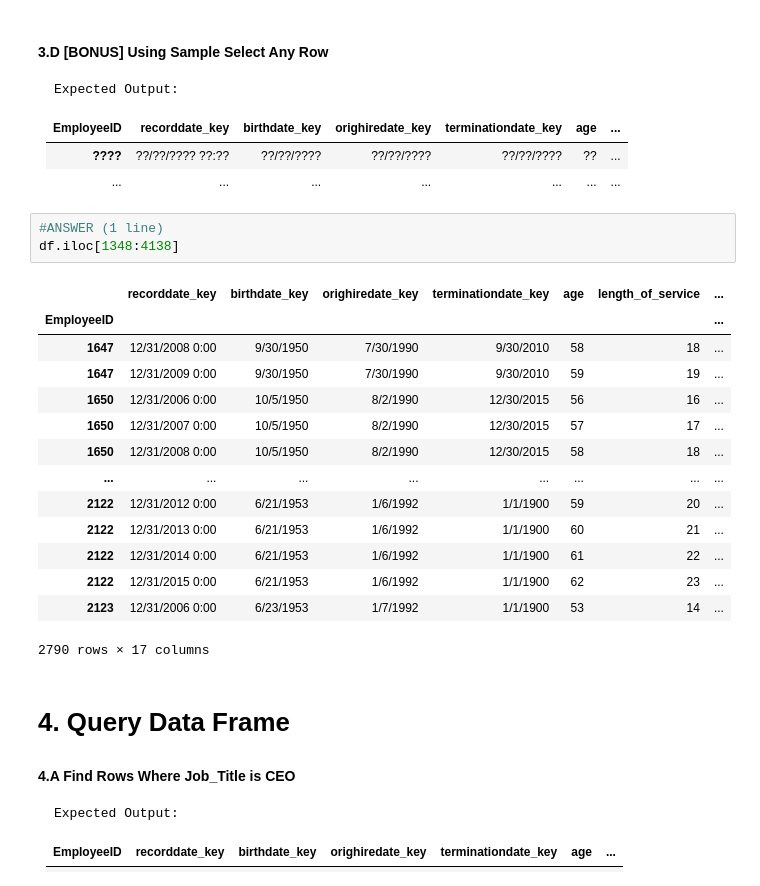
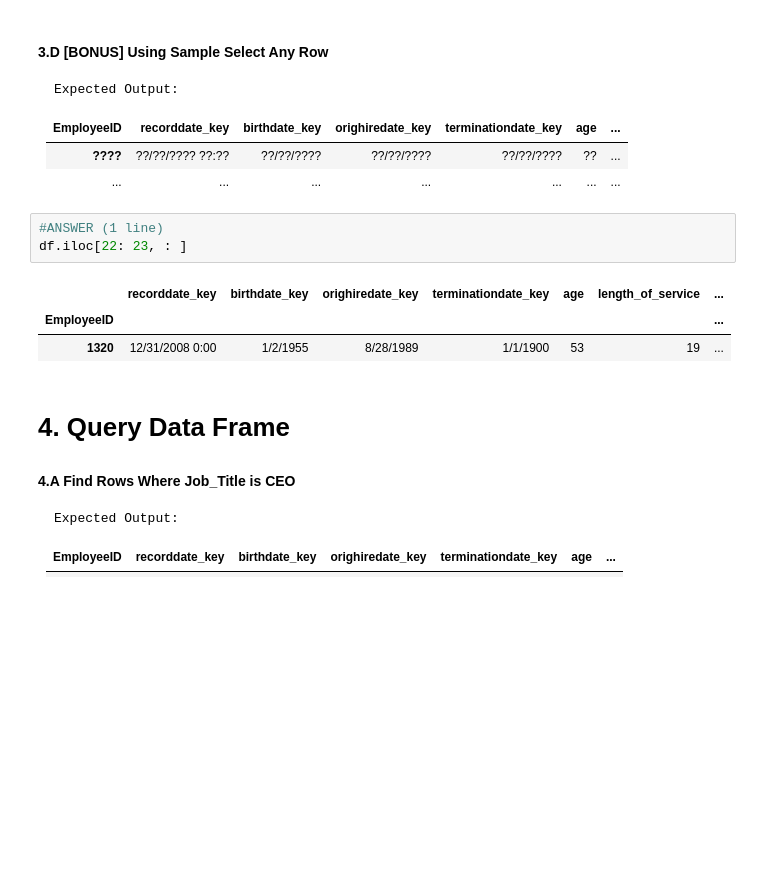
Before and after one commit to reediredale/institute-of-data, a Jupyter notebook: Lab 1.2.2 Pandas Lab.ipynb, the cells around one changed output. Cells and saved outputs as stored; diff of their text form; blank space fills up the shorter version.

```diff
--- a/Lab 1.2.2 Pandas Lab.ipynb
+++ b/Lab 1.2.2 Pandas Lab.ipynb
@@ -386,22 +390,11 @@ Expected Output:
 |...|...|...|...|...|...|...|
 # %%
 #ANSWER (1 line)
-df.iloc[1348:4138]
+df.iloc[22: 23, : ]
 # %% [output]
 |  | recorddate_key | birthdate_key | orighiredate_key | terminationdate_key | age | length_of_service | ... |
 | EmployeeID |  |  |  |  |  |  | ... |
-| 1647 | 12/31/2008 0:00 | 9/30/1950 | 7/30/1990 | 9/30/2010 | 58 | 18 | ... |
-| 1647 | 12/31/2009 0:00 | 9/30/1950 | 7/30/1990 | 9/30/2010 | 59 | 19 | ... |
-| 1650 | 12/31/2006 0:00 | 10/5/1950 | 8/2/1990 | 12/30/2015 | 56 | 16 | ... |
-| 1650 | 12/31/2007 0:00 | 10/5/1950 | 8/2/1990 | 12/30/2015 | 57 | 17 | ... |
-| 1650 | 12/31/2008 0:00 | 10/5/1950 | 8/2/1990 | 12/30/2015 | 58 | 18 | ... |
-| ... | ... | ... | ... | ... | ... | ... | ... |
-| 2122 | 12/31/2012 0:00 | 6/21/1953 | 1/6/1992 | 1/1/1900 | 59 | 20 | ... |
-| 2122 | 12/31/2013 0:00 | 6/21/1953 | 1/6/1992 | 1/1/1900 | 60 | 21 | ... |
-| 2122 | 12/31/2014 0:00 | 6/21/1953 | 1/6/1992 | 1/1/1900 | 61 | 22 | ... |
-| 2122 | 12/31/2015 0:00 | 6/21/1953 | 1/6/1992 | 1/1/1900 | 62 | 23 | ... |
-| 2123 | 12/31/2006 0:00 | 6/23/1953 | 1/7/1992 | 1/1/1900 | 53 | 14 | ... |
+| 1320 | 12/31/2008 0:00 | 1/2/1955 | 8/28/1989 | 1/1/1900 | 53 | 19 | ... |
-2790 rows × 17 columns
 # %% [markdown]
 # 4. Query Data Frame
 
```
Also changed, not shown: parts of 4 cells of this notebook, 1 other file.
